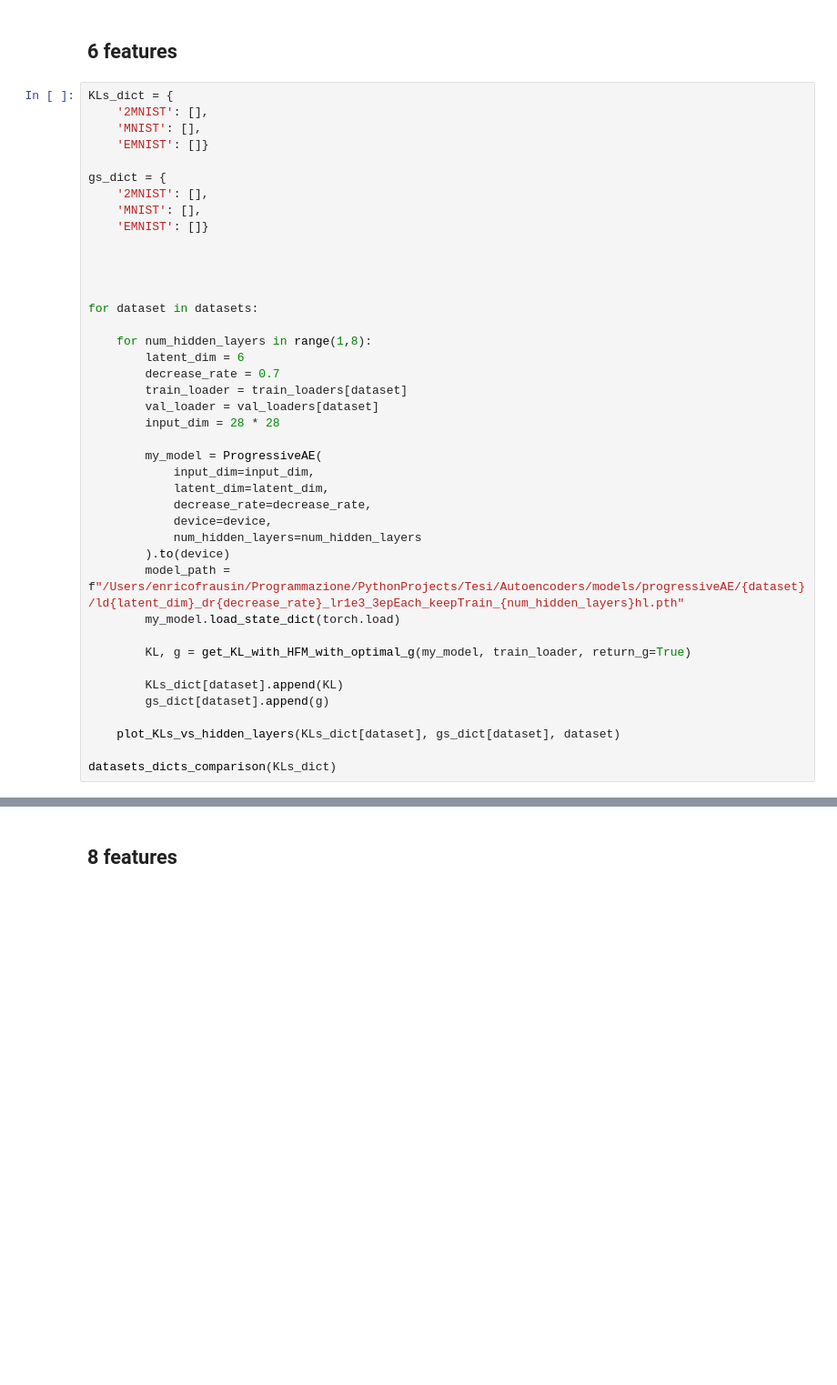
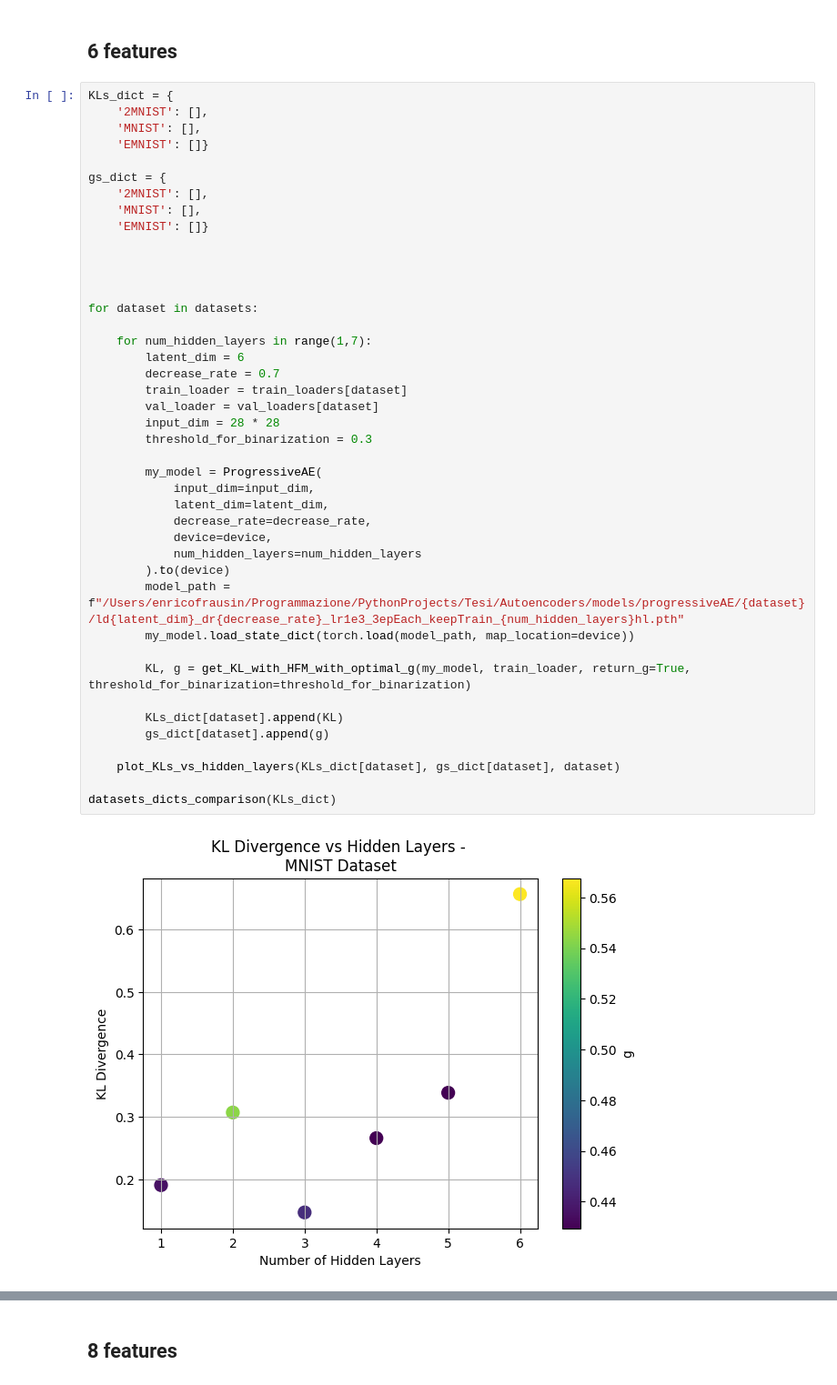
Before and after one commit to EnricoFrau/Autoencoders-Abstraction, a Jupyter notebook: notebooks/progressive_depth_analysis.ipynb, the cells around one changed output, grey strips where cells are left out. Shown: that part at 91% size. Cells and saved outputs as stored; diff of their text form; blank space fills up the shorter version.

```diff
--- a/notebooks/progressive_depth_analysis.ipynb
+++ b/notebooks/progressive_depth_analysis.ipynb
@@ -200,33 +202,36 @@ gs_dict = {
     'MNIST': [],
     'EMNIST': []}
 
 
 
 
 for dataset in datasets:
 
-    for num_hidden_layers in range(1,8):
+    for num_hidden_layers in range(1,7):
         latent_dim = 6
         decrease_rate = 0.7
         train_loader = train_loaders[dataset]
         val_loader = val_loaders[dataset]
         input_dim = 28 * 28
+        threshold_for_binarization = 0.3
 
         my_model = ProgressiveAE(
             input_dim=input_dim,
             latent_dim=latent_dim,
             decrease_rate=decrease_rate,
             device=device,
             num_hidden_layers=num_hidden_layers
         ).to(device)
         model_path = f"/Users/enricofrausin/Programmazione/PythonProjects/Tesi/Autoencoders/models/progressiveAE/{dataset}/ld{latent_dim}_dr{decrease_rate}_lr1e3_3epEach_keepTrain_{num_hidden_layers}hl.pth"
-        my_model.load_state_dict(torch.load)
+        my_model.load_state_dict(torch.load(model_path, map_location=device))
 
-        KL, g = get_KL_with_HFM_with_optimal_g(my_model, train_loader, return_g=True)
+        KL, g = get_KL_with_HFM_with_optimal_g(my_model, train_loader, return_g=True, threshold_for_binarization=threshold_for_binarization)
 
         KLs_dict[dataset].append(KL)
         gs_dict[dataset].append(g)
 
     plot_KLs_vs_hidden_layers(KLs_dict[dataset], gs_dict[dataset], dataset)
 
 datasets_dicts_comparison(KLs_dict)
+# %% [output]
+[figure, added]
```
Also changed, not shown: parts of 4 cells of this notebook, 6 other files.
